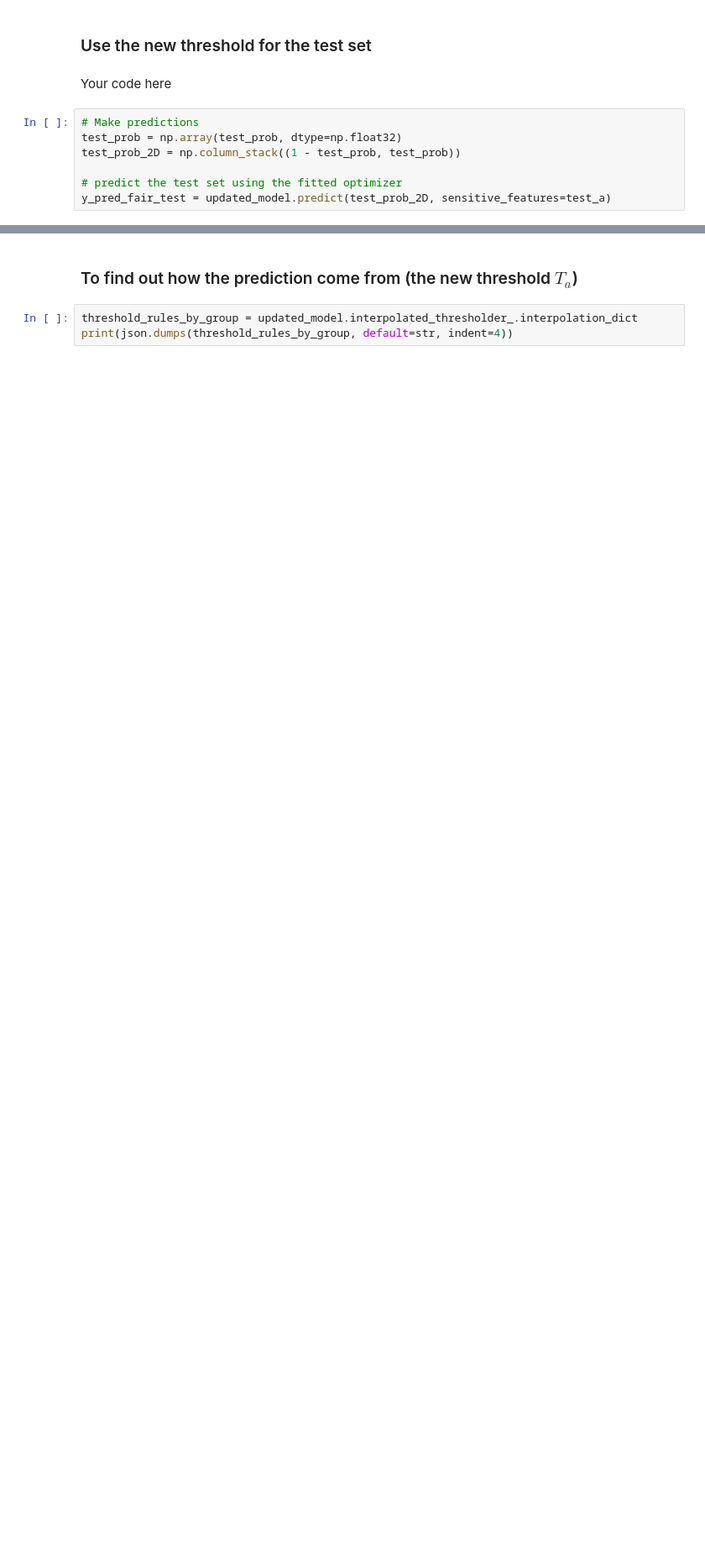
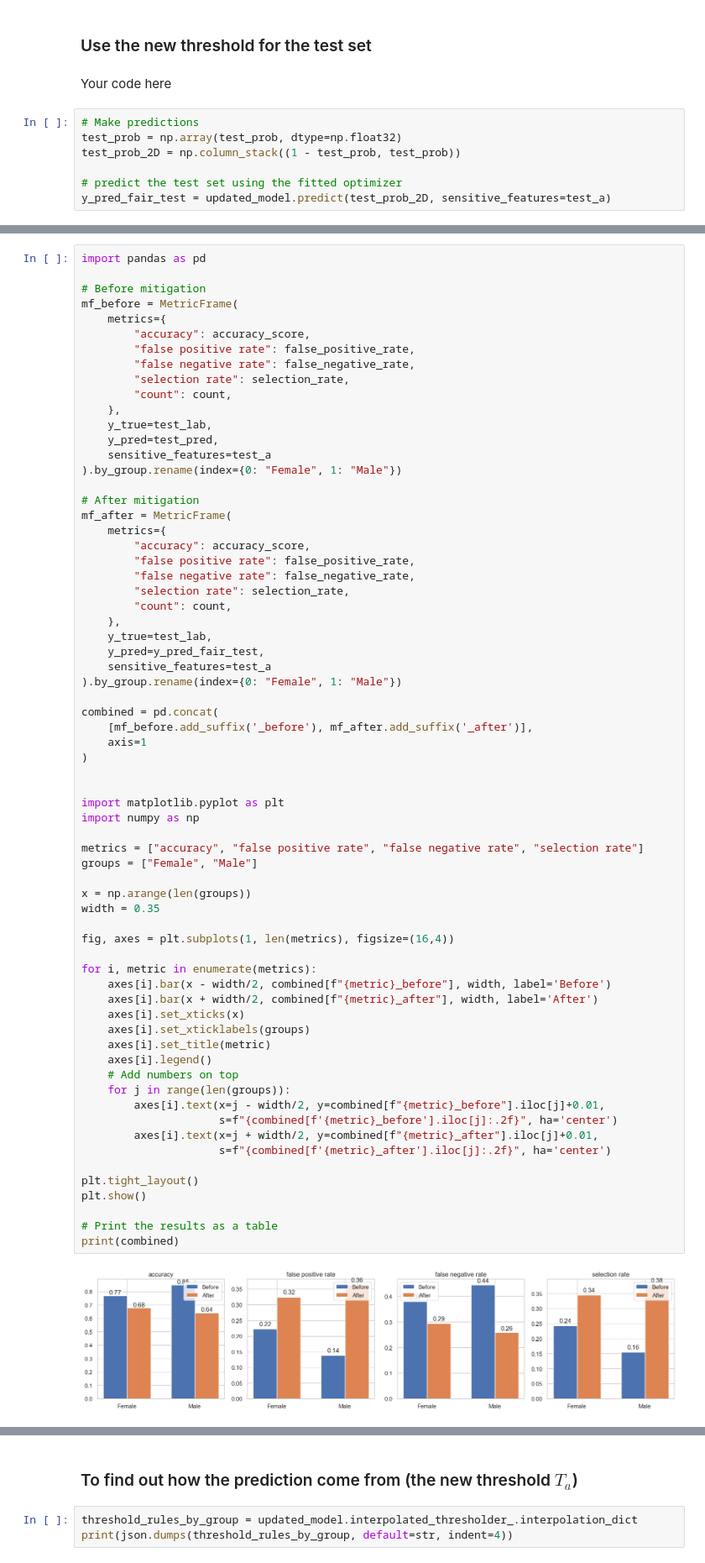
Before and after one commit to ClaraML96/02517_fairness_project, a Jupyter notebook: exercise.ipynb, the cells around one changed output, grey strips where cells are left out. Shown at 84% size. Saved outputs shown, nothing was run; the diff lists cells and outputs as text; blank space fills up the shorter version.

Commit message:
finished notebook (without sufficiency metric)

```diff
--- a/exercise.ipynb
+++ b/exercise.ipynb
@@ -603,0 +597,69 @@ sensitive_feature_0
+# %%
+import pandas as pd
+
+# Before mitigation
+mf_before = MetricFrame(
+    metrics={
+        "accuracy": accuracy_score,
+        "false positive rate": false_positive_rate,
+        "false negative rate": false_negative_rate,
+        "selection rate": selection_rate,
+        "count": count,
+    },
+    y_true=test_lab,
+    y_pred=test_pred,
+    sensitive_features=test_a
+).by_group.rename(index={0: "Female", 1: "Male"})
+
+# After mitigation
+mf_after = MetricFrame(
+    metrics={
+        "accuracy": accuracy_score,
+        "false positive rate": false_positive_rate,
+        "false negative rate": false_negative_rate,
+        "selection rate": selection_rate,
+        "count": count,
+    },
+    y_true=test_lab,
+    y_pred=y_pred_fair_test,
+    sensitive_features=test_a
+).by_group.rename(index={0: "Female", 1: "Male"})
+
+combined = pd.concat(
+    [mf_before.add_suffix('_before'), mf_after.add_suffix('_after')],
+    axis=1
+)
+
+
+import matplotlib.pyplot as plt
+import numpy as np
+
+metrics = ["accuracy", "false positive rate", "false negative rate", "selection rate"]
+groups = ["Female", "Male"]
+
+x = np.arange(len(groups))
+width = 0.35
+
+fig, axes = plt.subplots(1, len(metrics), figsize=(16,4))
+
+for i, metric in enumerate(metrics):
+    axes[i].bar(x - width/2, combined[f"{metric}_before"], width, label='Before')
+    axes[i].bar(x + width/2, combined[f"{metric}_after"], width, label='After')
+    axes[i].set_xticks(x)
+    axes[i].set_xticklabels(groups)
+    axes[i].set_title(metric)
+    axes[i].legend()
+    # Add numbers on top
+    for j in range(len(groups)):
+        axes[i].text(x=j - width/2, y=combined[f"{metric}_before"].iloc[j]+0.01,
+                     s=f"{combined[f'{metric}_before'].iloc[j]:.2f}", ha='center')
+        axes[i].text(x=j + width/2, y=combined[f"{metric}_after"].iloc[j]+0.01,
+                     s=f"{combined[f'{metric}_after'].iloc[j]:.2f}", ha='center')
+
+plt.tight_layout()
+plt.show()
+
+# Print the results as a table
+print(combined)
+# %% [output]
+[figure, added]
```
Also changed, not shown: parts of 21 cells of this notebook.
